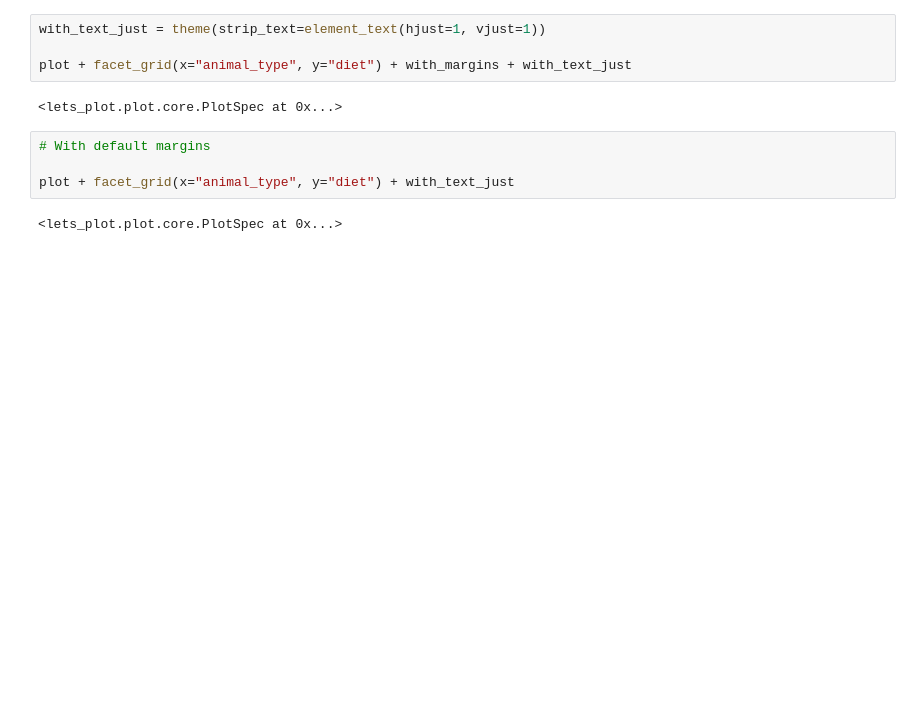
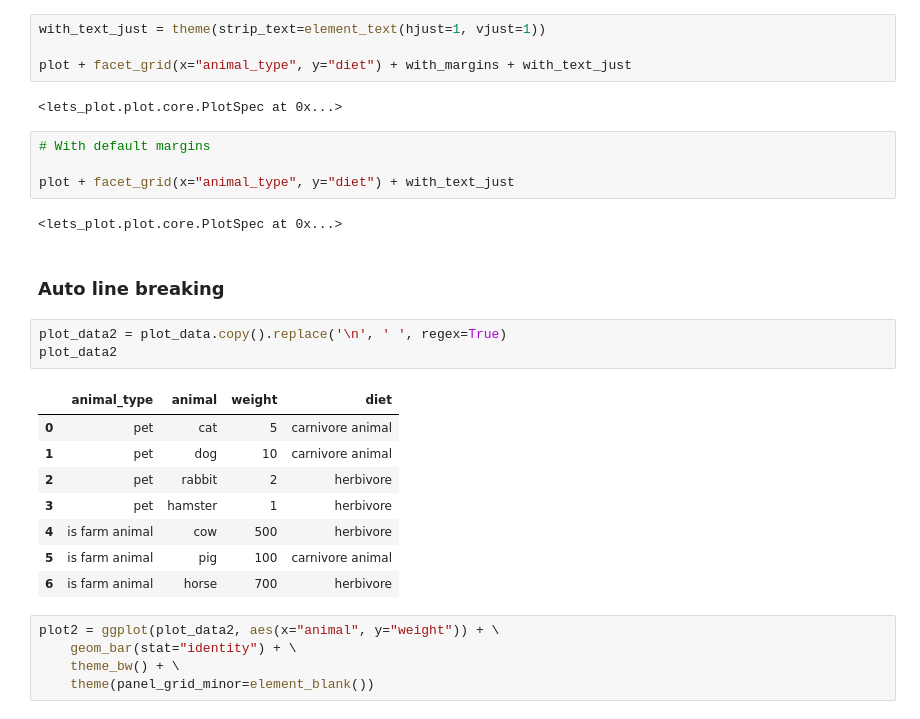
Before and after one commit to OLarionova-HORIS/lets-plot-experiments, a Jupyter notebook: demo/facets/facet_multiline_titles.ipynb, the cells around one changed output. Cells and saved outputs as stored; diff of their text form; blank space fills up the shorter version.

```diff
--- a/demo/facets/facet_multiline_titles.ipynb
+++ b/demo/facets/facet_multiline_titles.ipynb
@@ -72,3 +72,22 @@ plot + facet_grid(x="animal_type", y="diet") + with_margins + with_text_just
 plot + facet_grid(x="animal_type", y="diet") + with_text_just
 # %% [output]
 <lets_plot.plot.core.PlotSpec at 0x...>
+# %% [markdown]
+### Auto line breaking
+# %%
+plot_data2 = plot_data.copy().replace('\n', ' ', regex=True)
+plot_data2
+# %% [output]
+|  | animal_type | animal | weight | diet |
+| 0 | pet | cat | 5 | carnivore animal |
+| 1 | pet | dog | 10 | carnivore animal |
+| 2 | pet | rabbit | 2 | herbivore |
+| 3 | pet | hamster | 1 | herbivore |
+| 4 | is farm animal | cow | 500 | herbivore |
+| 5 | is farm animal | pig | 100 | carnivore animal |
+| 6 | is farm animal | horse | 700 | herbivore |
+# %%
+plot2 = ggplot(plot_data2, aes(x="animal", y="weight")) + \
+    geom_bar(stat="identity") + \
+    theme_bw() + \
+    theme(panel_grid_minor=element_blank())
```
Also changed, not shown: parts of 2 cells of this notebook.
